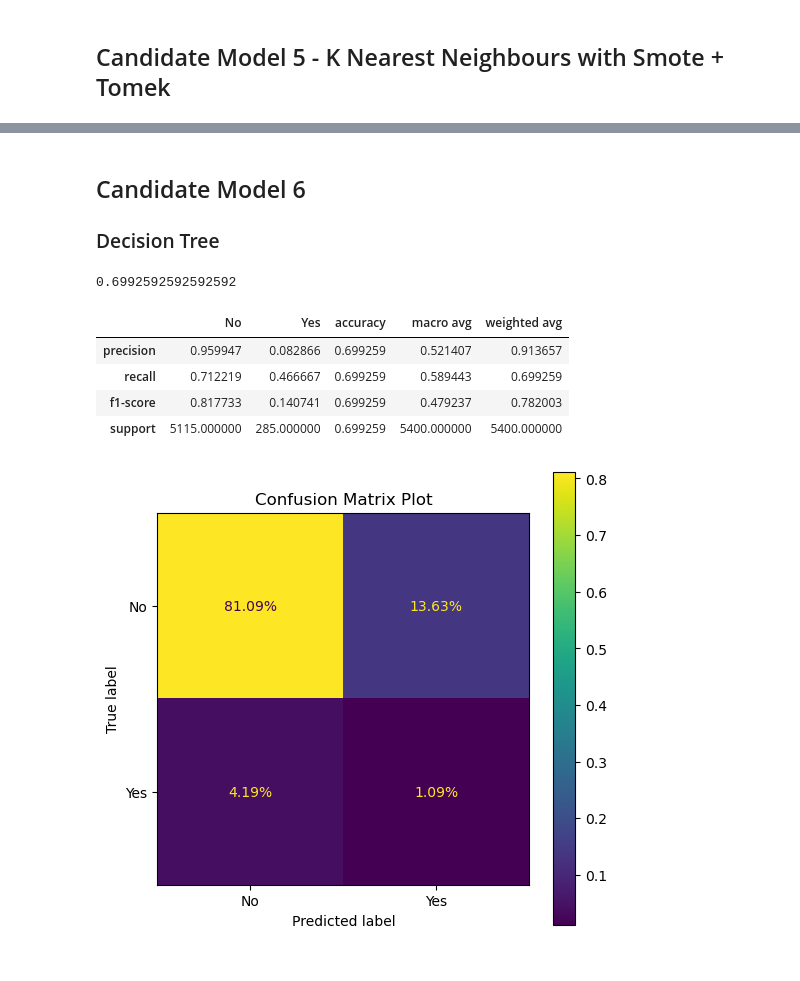
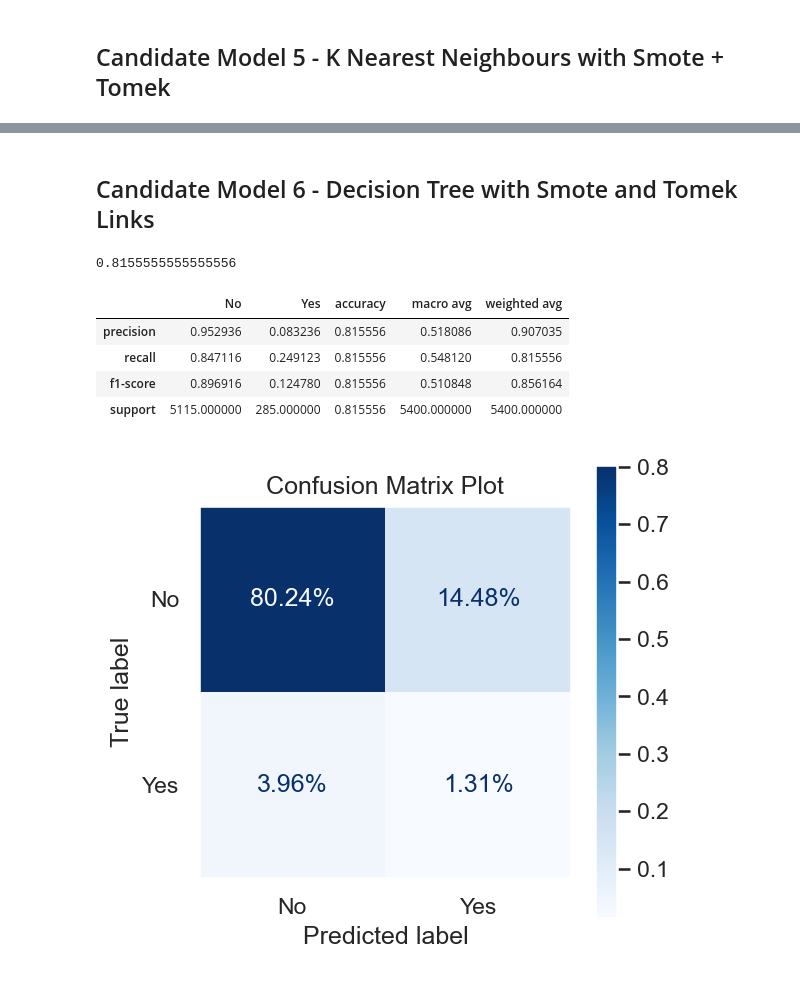
Before and after one commit to zachighton/bank_customer_classification, a Jupyter notebook: Python Files/classification_project_final.ipynb, the cells around one changed output, grey strips where cells are left out. Drawn from its saved outputs; the diff is of its cells as text; code cells hidden in the pictures.

```diff
--- a/Python Files/classification_project_final.ipynb
+++ b/Python Files/classification_project_final.ipynb
@@ -513,3 +552,2 @@ plt.legend(loc=4);
 # %% [markdown]
-## Candidate Model 6
-### Decision Tree
+## Candidate Model 6 - Decision Tree with Smote and Tomek Links
@@ -520,23 +563,24 @@ tr = tree.DecisionTreeClassifier().fit(X_train_tk_sm, y_train_tk_sm)
 # %%
 y_pred_tr = tr.predict(X_test)
 # %%
-accuracy_score(y_test ,y_pred_kn)
+accuracy_score(y_test ,y_pred_tr)
 # %% [output]
-0.6992592592592592
+0.8155555555555556
 # %%
-pd.DataFrame(classification_report(y_test, y_pred_kn, output_dict=True))
+pd.DataFrame(classification_report(y_test, y_pred_tr, output_dict=True))
 # %% [output]
 |  | No | Yes | accuracy | macro avg | weighted avg |
-| precision | 0.959947 | 0.082866 | 0.699259 | 0.521407 | 0.913657 |
-| recall | 0.712219 | 0.466667 | 0.699259 | 0.589443 | 0.699259 |
-| f1-score | 0.817733 | 0.140741 | 0.699259 | 0.479237 | 0.782003 |
-| support | 5115.000000 | 285.000000 | 0.699259 | 5400.000000 | 5400.000000 |
+| precision | 0.952936 | 0.083236 | 0.815556 | 0.518086 | 0.907035 |
+| recall | 0.847116 | 0.249123 | 0.815556 | 0.548120 | 0.815556 |
+| f1-score | 0.896916 | 0.124780 | 0.815556 | 0.510848 | 0.856164 |
+| support | 5115.000000 | 285.000000 | 0.815556 | 5400.000000 | 5400.000000 |
 # %%
-fig, ax = plt.subplots(figsize=(6, 6), dpi=100)
+fig, ax = plt.subplots(figsize=(4, 4), dpi=150)
 plt.title('Confusion Matrix Plot')
+plt.grid(False)
 plot_confusion_matrix(tr, X_test, y_test, ax=ax, normalize='all', values_format='.2%', cmap='Blues');
 # %% [output]
-[figure, old version]
+[figure, new version]
 # %%
 fig, ax = plt.subplots(figsize=(5, 3), dpi=150)
 plt.title('AUC Plot')
```
Also changed, not shown: parts of 80 cells of this notebook, 22 other files.
